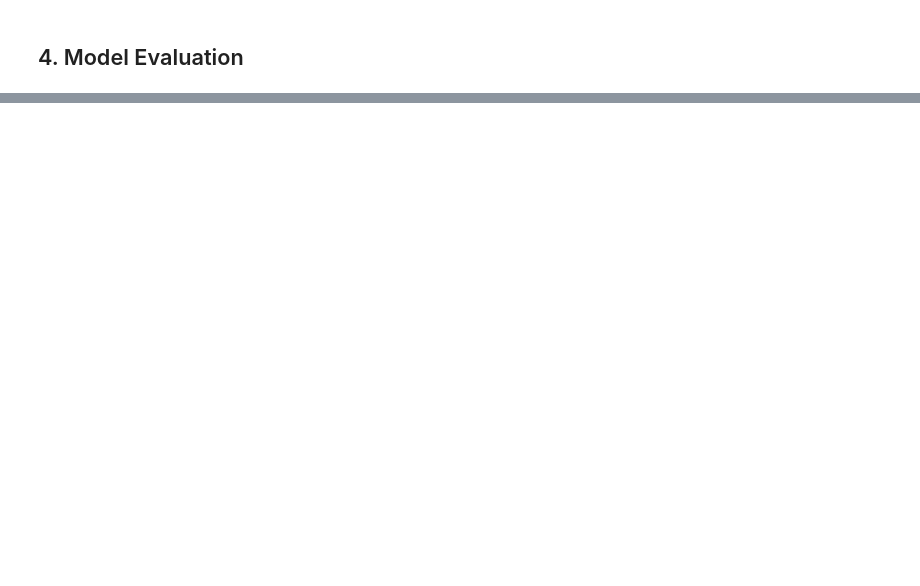
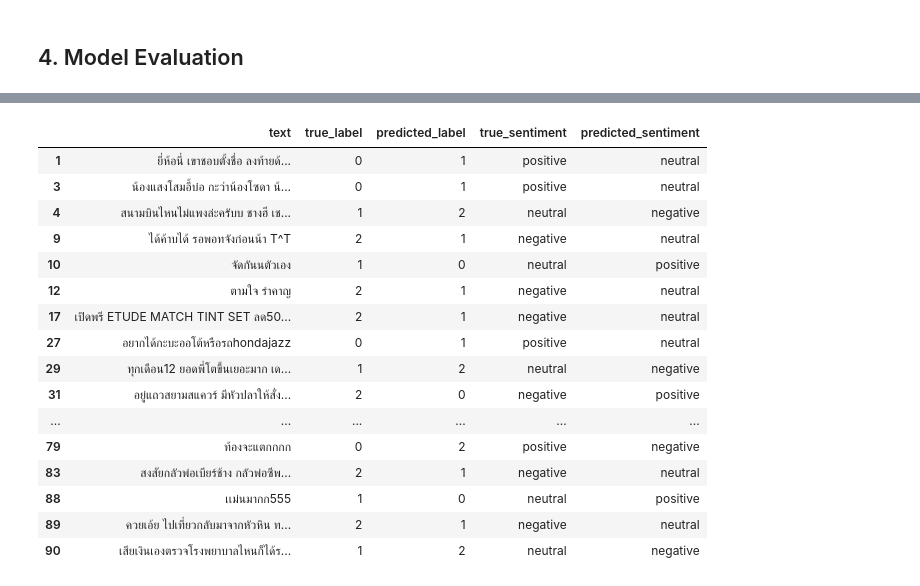
Before and after one commit to wuttipansat/thai-sentiment-analysis, a Jupyter notebook: notebooks/experiment.ipynb, the cells around one changed output, grey strips where cells are left out. Cells and saved outputs as stored; diff of their text form; code cells hidden in the pictures; blank space fills up the shorter version.

```diff
--- a/notebooks/experiment.ipynb
+++ b/notebooks/experiment.ipynb
@@ -204,0 +311,41 @@ plt.show()
+# %%
+#Error Analysis
+
+
+error_df = pd.DataFrame({
+  "text": X_val.reset_index(drop=True),
+  "true_label": y_val.reset_index(drop=True),
+  "predicted_label": pd.Series(best_y_pred)
+})
+
+error_df["true_sentiment"] = (
+    error_df["true_label"].map(LABEL_NAMES)
+)
+
+error_df["predicted_sentiment"] = (
+    error_df["predicted_label"].map(LABEL_NAMES)
+)
+
+error_df = error_df[
+    error_df["true_label"] != error_df["predicted_label"]
+].copy()
+
+display(error_df.head(30))
+# %% [output]
+|  | text | true_label | predicted_label | true_sentiment | predicted_sentiment |
+| 1 | ยี่ห้อนี่ เขาชอบตั้งชื่อ ลงท้ายด้... | 0 | 1 | positive | neutral |
+| 3 | น้องแสงโสมอี้บ๋อ กะว่าน้องโซดา น้... | 0 | 1 | positive | neutral |
+| 4 | สนามบินไหนไม่แพงล่ะครับบ ชางฮี เช... | 1 | 2 | neutral | negative |
+| 9 | ได้ค้าบได้ รอพอทจังก่อนน้า T^T | 2 | 1 | negative | neutral |
+| 10 | จัดกันนตัวเอง | 1 | 0 | neutral | positive |
+| 12 | ตามใจ รำคาญ | 2 | 1 | negative | neutral |
+| 17 | เปิดพรี ETUDE MATCH TINT SET ลด50... | 2 | 1 | negative | neutral |
+| 27 | อยากได้กะบะออโต้หรือรถhondajazz | 0 | 1 | positive | neutral |
+| 29 | ทุกเดือน12 ยอดพี่โตขึ้นเยอะมาก เด... | 1 | 2 | neutral | negative |
+| 31 | อยู่แถวสยามสแควร์ มีหัวปลาให้สั่ง... | 2 | 0 | negative | positive |
+| ... | ... | ... | ... | ... | ... |
+| 79 | ท้องจะแตกกกก | 0 | 2 | positive | negative |
+| 83 | สงสัยกลัวพ่อเบียร์ช้าง กลัวพ่อซีพ... | 2 | 1 | negative | neutral |
+| 88 | เเม่นมากก555 | 1 | 0 | neutral | positive |
+| 89 | ควยเอ้ย ไปเที่ยวกลับมาจากหัวหิน ท... | 2 | 1 | negative | neutral |
+| 90 | เสียเงินเองตรวจโรงพยาบาลไหนก็ได้ร... | 1 | 2 | neutral | negative |
```
Also changed, not shown: parts of 13 cells of this notebook, 2 other files.
